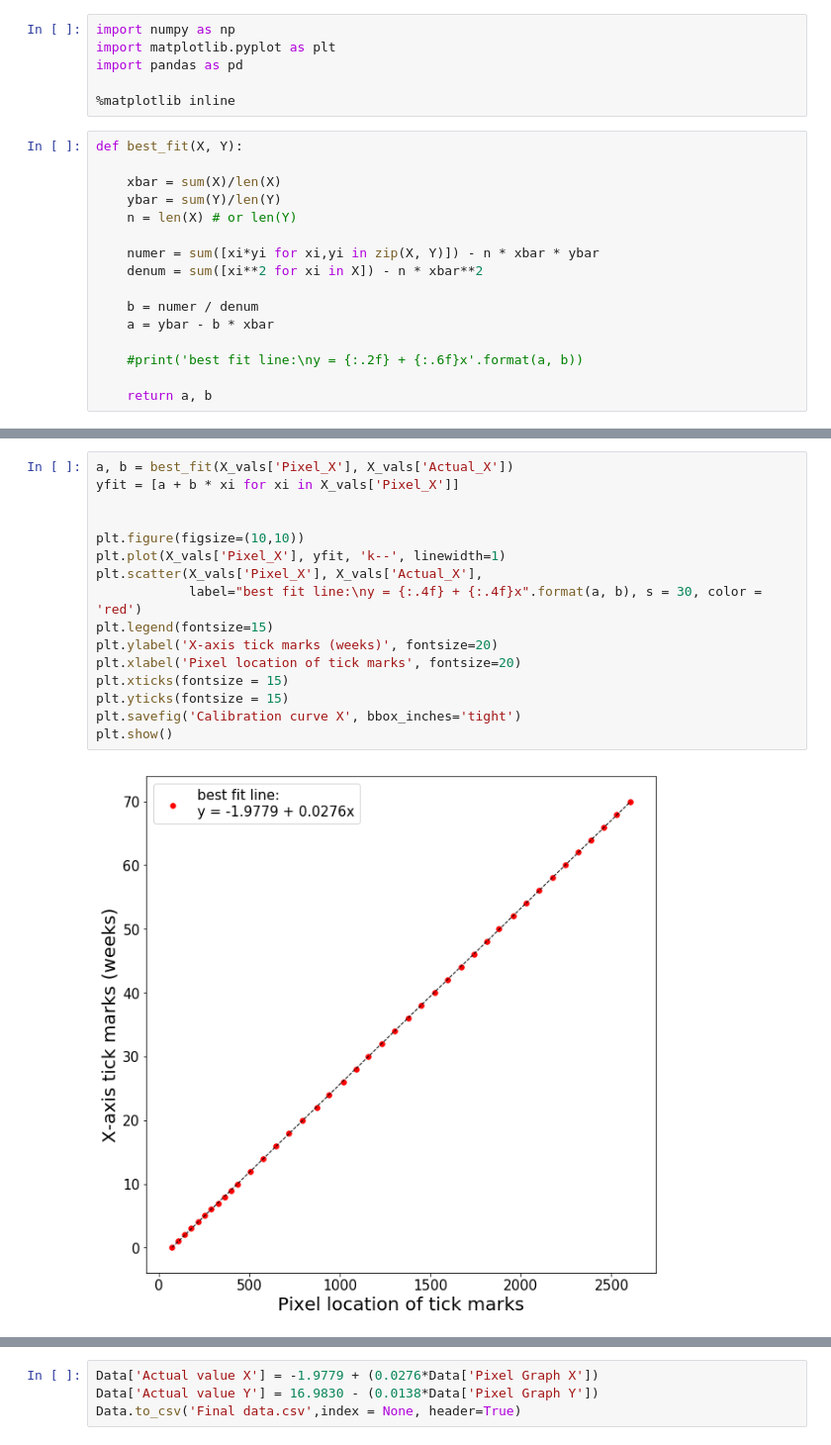
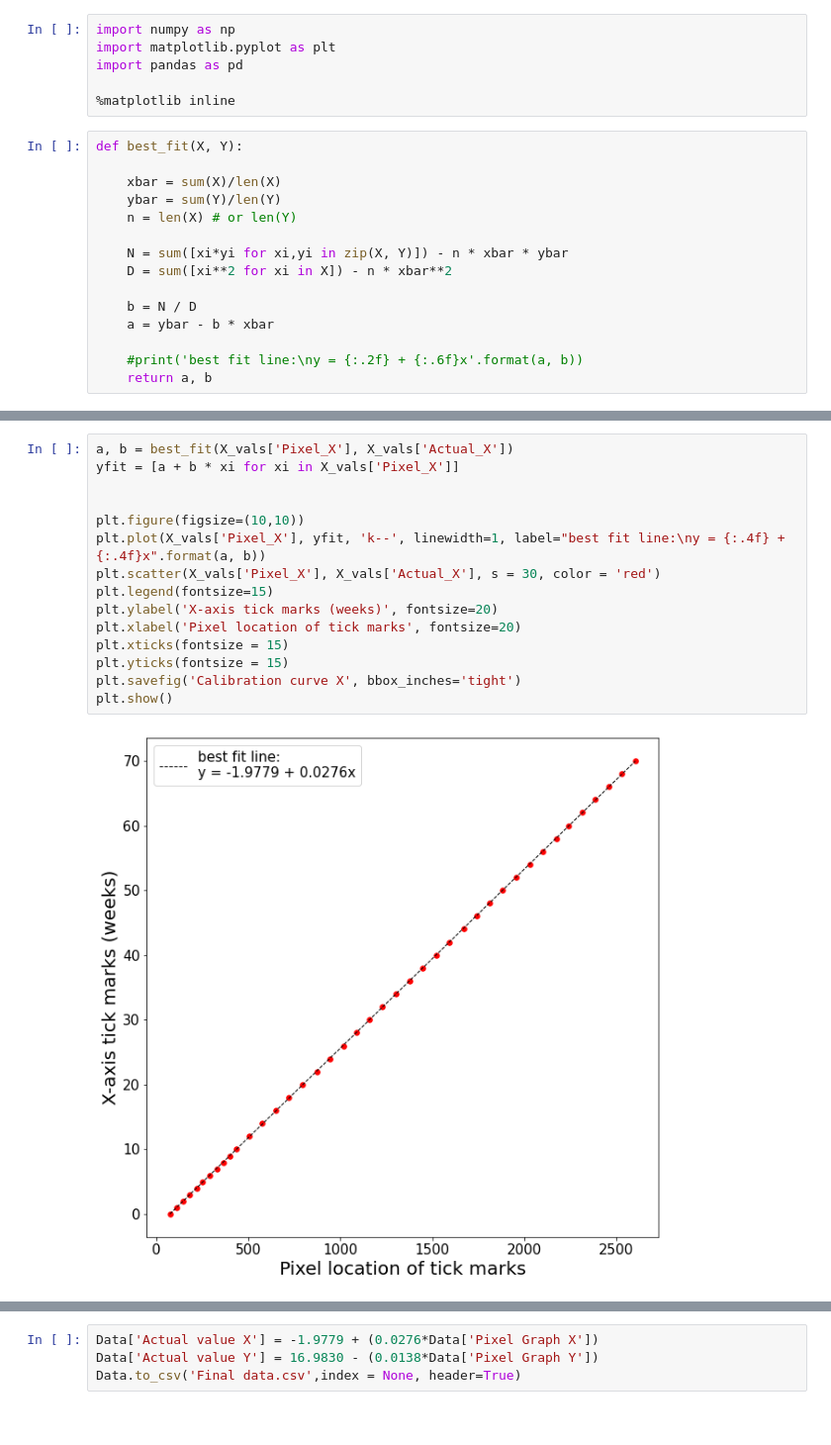
Before and after one commit to kennethmleo/AP186, a Jupyter notebook: Activity 02/Activity 2.ipynb, the cells around one changed output, grey strips where cells are left out. Shown at 99% size. Cells and saved outputs as stored; diff of their text form.

```diff
--- a/Activity 02/Activity 2.ipynb
+++ b/Activity 02/Activity 2.ipynb
@@ -11,14 +11,13 @@ def best_fit(X, Y):
     ybar = sum(Y)/len(Y)
     n = len(X) # or len(Y)
 
-    numer = sum([xi*yi for xi,yi in zip(X, Y)]) - n * xbar * ybar
-    denum = sum([xi**2 for xi in X]) - n * xbar**2
+    N = sum([xi*yi for xi,yi in zip(X, Y)]) - n * xbar * ybar
+    D = sum([xi**2 for xi in X]) - n * xbar**2
 
-    b = numer / denum
+    b = N / D
     a = ybar - b * xbar
 
     #print('best fit line:\ny = {:.2f} + {:.6f}x'.format(a, b))
-
     return a, b
 # %%
 X_vals = pd.read_csv('X_values.csv')
@@ -55,21 +26,20 @@ display(Data.head(6))
 # %%
 a, b = best_fit(X_vals['Pixel_X'], X_vals['Actual_X'])
 yfit = [a + b * xi for xi in X_vals['Pixel_X']]
 
 
 plt.figure(figsize=(10,10))
-plt.plot(X_vals['Pixel_X'], yfit, 'k--', linewidth=1)
-plt.scatter(X_vals['Pixel_X'], X_vals['Actual_X'],
-            label="best fit line:\ny = {:.4f} + {:.4f}x".format(a, b), s = 30, color = 'red')
+plt.plot(X_vals['Pixel_X'], yfit, 'k--', linewidth=1, label="best fit line:\ny = {:.4f} + {:.4f}x".format(a, b))
+plt.scatter(X_vals['Pixel_X'], X_vals['Actual_X'], s = 30, color = 'red')
 plt.legend(fontsize=15)
 plt.ylabel('X-axis tick marks (weeks)', fontsize=20)
 plt.xlabel('Pixel location of tick marks', fontsize=20)
 plt.xticks(fontsize = 15)
 plt.yticks(fontsize = 15)
 plt.savefig('Calibration curve X', bbox_inches='tight')
 plt.show()
 # %% [output]
-[figure, old version]
+[figure, new version]
 # %%
 a, b = best_fit(Y_vals['Pixel_Y'], Y_vals['Actual_Y'])
 yfit = [a + b * xi for xi in Y_vals['Pixel_Y']]
```
Also changed, not shown: parts of 4 cells of this notebook, 5 other files.
